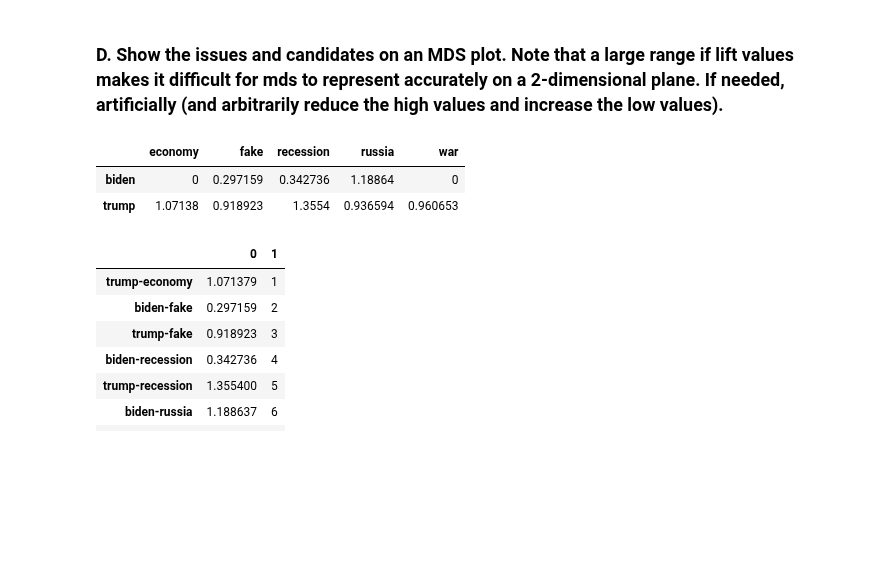
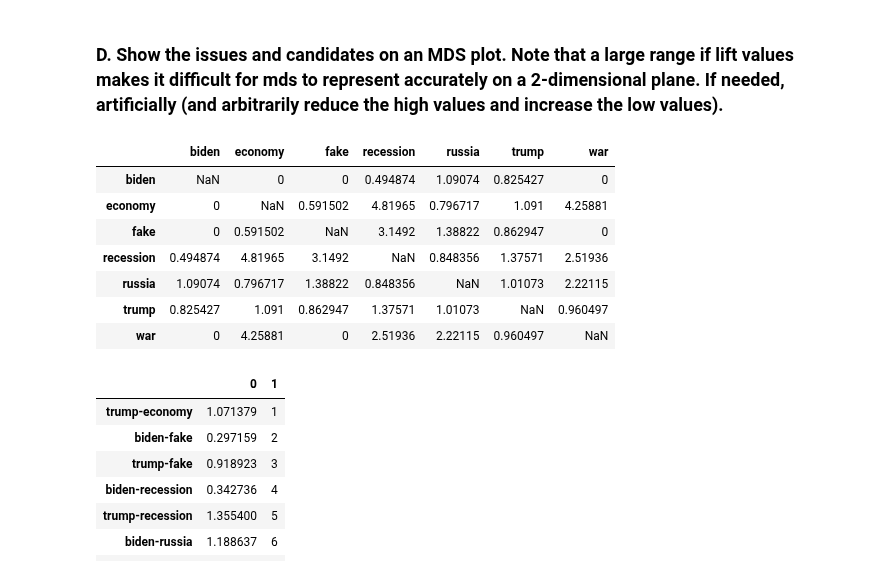
Before and after one commit to abhi-vik/ugc-analytics, a Jupyter notebook: assignments/second/assignment-2.ipynb, the cells around one changed output. Drawn from its saved outputs; the diff is of its cells as text; code cells hidden in the pictures; blank space fills up the shorter version.

```diff
--- a/assignments/second/assignment-2.ipynb
+++ b/assignments/second/assignment-2.ipynb
@@ -310,10 +310,15 @@ do_sentiments(do_lift(candidates, key_issues))
 # %% [markdown]
 ### D. Show the issues and candidates on an MDS plot. Note that a large range if lift values makes it difficult for mds to represent accurately on a 2-dimensional plane. If needed, artificially (and arbitrarily reduce the high values and increase the low values).
 # %%
-lift_matrix = do_lift(candidates,key_issues)
+lift_matrix = do_lift(candidates + key_issues)
 lift_matrix
 # %% [output]
-|  | economy | fake | recession | russia | war |
-| biden | 0 | 0.297159 | 0.342736 | 1.18864 | 0 |
-| trump | 1.07138 | 0.918923 | 1.3554 | 0.936594 | 0.960653 |
+|  | biden | economy | fake | recession | russia | trump | war |
+| biden | NaN | 0 | 0 | 0.494874 | 1.09074 | 0.825427 | 0 |
+| economy | 0 | NaN | 0.591502 | 4.81965 | 0.796717 | 1.091 | 4.25881 |
+| fake | 0 | 0.591502 | NaN | 3.1492 | 1.38822 | 0.862947 | 0 |
+| recession | 0.494874 | 4.81965 | 3.1492 | NaN | 0.848356 | 1.37571 | 2.51936 |
+| russia | 1.09074 | 0.796717 | 1.38822 | 0.848356 | NaN | 1.01073 | 2.22115 |
+| trump | 0.825427 | 1.091 | 0.862947 | 1.37571 | 1.01073 | NaN | 0.960497 |
+| war | 0 | 4.25881 | 0 | 2.51936 | 2.22115 | 0.960497 | NaN |
 # %%
```
Also changed, not shown: parts of 3 cells of this notebook.
